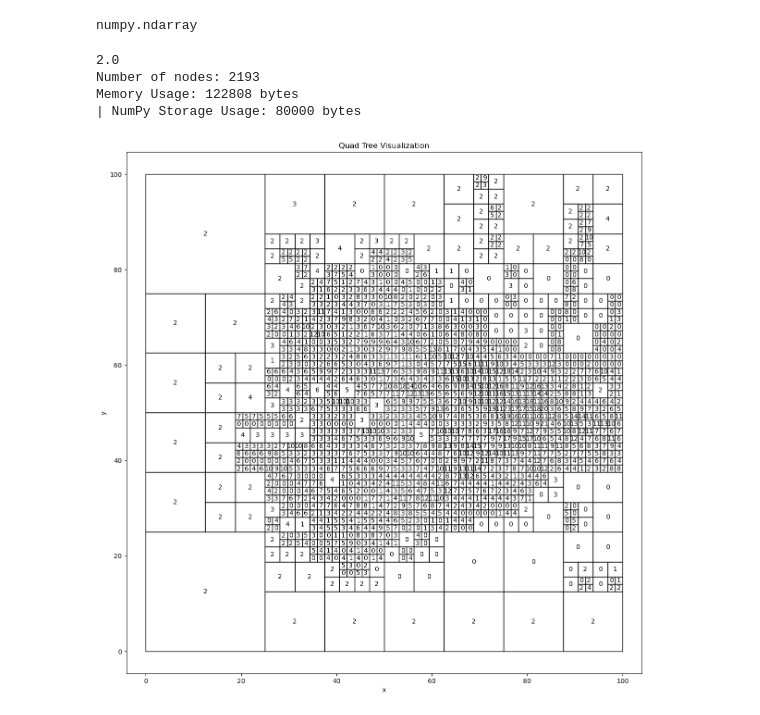
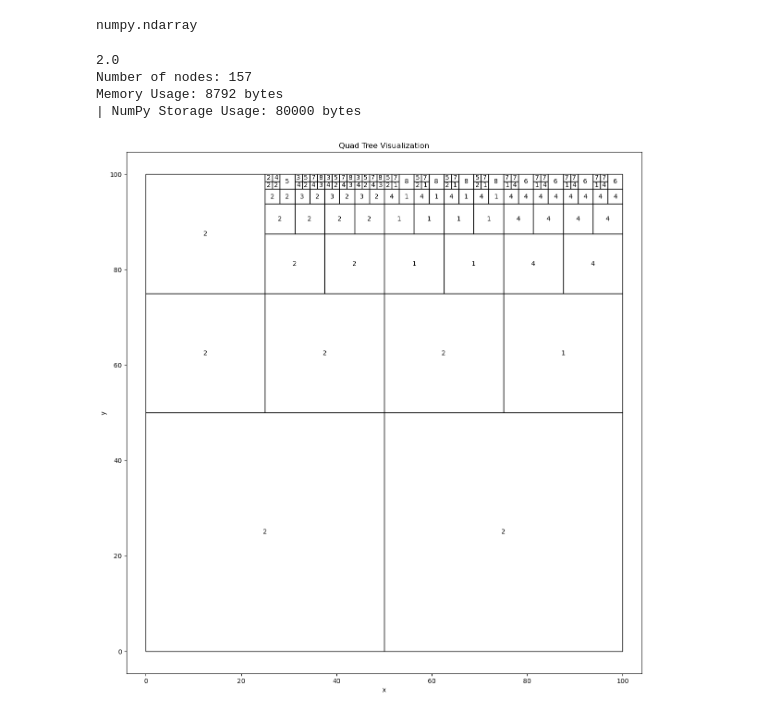
Before and after one commit to swirling-wind/demo-eikonal, a Jupyter notebook: wavefront_propagation.ipynb, the cells around one changed output. Saved outputs shown, nothing was run; the diff lists cells and outputs as text; code cells hidden in the pictures.

Commit message:
Optimize storage usage

```diff
--- a/wavefront_propagation.ipynb
+++ b/wavefront_propagation.ipynb
@@ -234,18 +234,35 @@ class QuadTree:
         self.root = self.helper(grid, 0, 0, grid.shape[0])
         self.grid_size = grid.shape[0]
 
+    # def helper(self, grid: np.ndarray, i: int, j: int, size: int) -> Node:
+    #     if self.allSame(grid, i, j, size):
+    #         return Node(grid[i, j], True)
+
+    #     halfSize = size // 2
+    #     node = Node(0, False)
+    #     node.topLeft = self.helper(grid, i, j, halfSize)
+    #     node.topRight = self.helper(grid, i, j + halfSize, halfSize)
+    #     node.bottomLeft = self.helper(grid, i + halfSize, j, halfSize)
+    #     node.bottomRight = self.helper(grid, i + halfSize, j + halfSize, halfSize)
+    #     node.val = (node.topLeft.val + node.topRight.val + node.bottomLeft.val + node.bottomRight.val) // 4
+    #     return node
+
     def helper(self, grid: np.ndarray, i: int, j: int, size: int) -> Node:
         if self.allSame(grid, i, j, size):
             return Node(grid[i, j], True)
 
         halfSize = size // 2
-        node = Node(0, False)
-        node.topLeft = self.helper(grid, i, j, halfSize)
-        node.topRight = self.helper(grid, i, j + halfSize, halfSize)
-        node.bottomLeft = self.helper(grid, i + halfSize, j, halfSize)
-        node.bottomRight = self.helper(grid, i + halfSize, j + halfSize, halfSize)
-        node.val = (node.topLeft.val + node.topRight.val + node.bottomLeft.val + node.bottomRight.val) // 4
-        return node
+        topLeft = self.helper(grid, i, j, halfSize)
+        topRight = self.helper(grid, i, j + halfSize, halfSize)
+        bottomLeft = self.helper(grid, i + halfSize, j, halfSize)
+        bottomRight = self.helper(grid, i + halfSize, j + halfSize, halfSize)
+        # if all children are leaves and have the same value, then this node can be a leaf
+        if topLeft.isLeaf and topRight.isLeaf and bottomLeft.isLeaf and bottomRight.isLeaf and \
+           topLeft.val == topRight.val == bottomLeft.val == bottomRight.val:
+            return Node(topLeft.val, True)
+        else:
+            node = Node(0, False, topLeft, topRight, bottomLeft, bottomRight)
+            return node
 
     def allSame(self, grid: np.ndarray, i: int, j: int, size: int) -> bool:
         minVal = np.min(grid[i:i+size, j:j+size])
@@ -333,26 +349,26 @@ def calculate_memory_usage(quad_tree: QuadTree) -> int:
 
     return calculate_memory_usage_recursive(quad_tree.root)
 # %%
-tester = 'convex_lens'
+tester = 'slope'
 test_irradiance = ior_field_dict[tester]['irradiance']
-quad_tree = QuadTree(threshold=3)
+quad_tree = QuadTree(threshold=5)
 quad_tree.construct(test_irradiance)
 
 value = quad_tree.query(0, 99)
 print(value)
 
 node_count = count_nodes(quad_tree)
 print(f"Number of nodes: {node_count}")
 
 memory_usage = calculate_memory_usage(quad_tree)
 print(f"Memory Usage: {memory_usage} bytes")
 print(f"| NumPy Storage Usage: {test_irradiance.nbytes} bytes")
 
 
 visualize_quad_tree(quad_tree, 0, 0, quad_tree.grid_size)
 # %% [output]
 2.0
-Number of nodes: 2193
-Memory Usage: 122808 bytes
+Number of nodes: 157
+Memory Usage: 8792 bytes
 | NumPy Storage Usage: 80000 bytes
-[figure, old version]
+[figure, new version]
```
Also changed, not shown: parts of 1 cell of this notebook.
